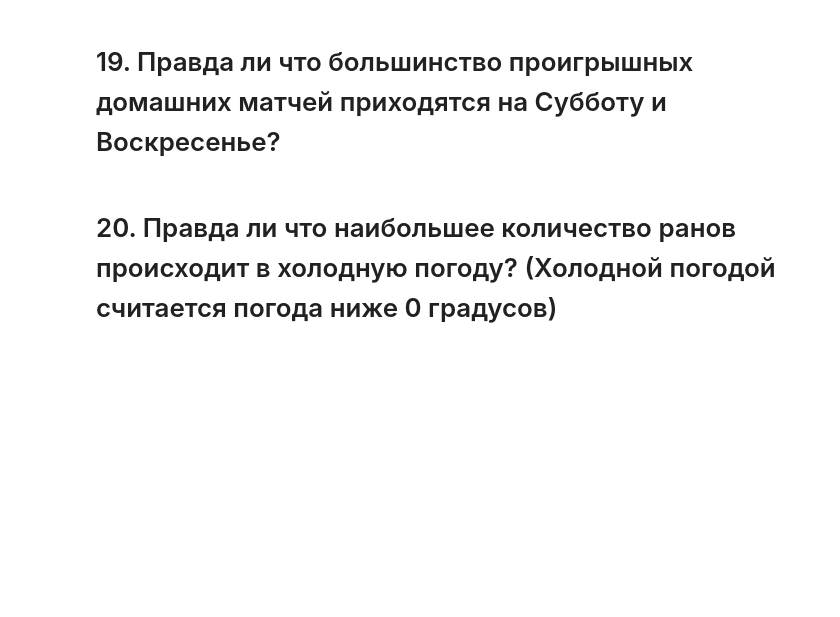
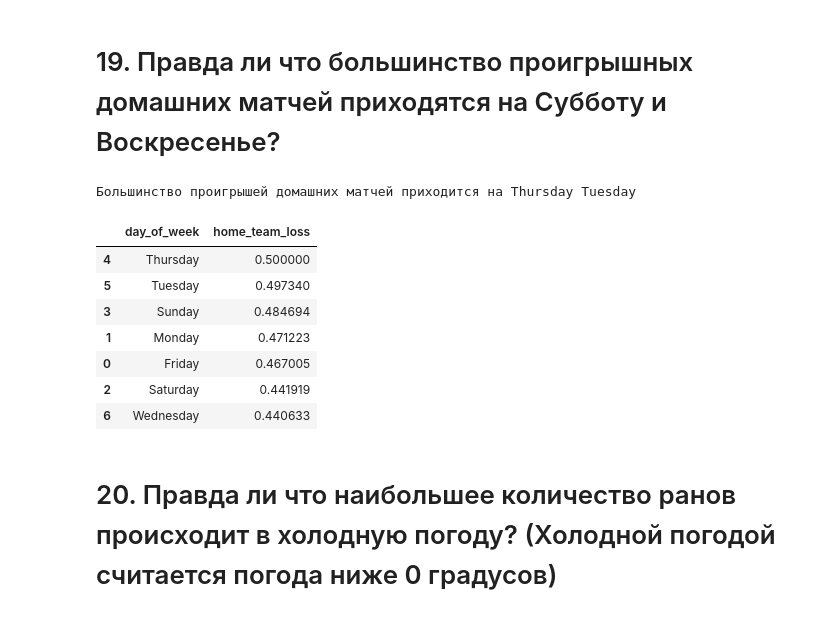
Before and after one commit to russlix/module_1, a Jupyter notebook: murashko_RA_module_1_homework.ipynb, the cells around one changed output. Saved outputs shown, nothing was run; the diff lists cells and outputs as text; code cells hidden in the pictures; blank space fills up the shorter version.

```diff
--- a/murashko_RA_module_1_homework.ipynb
+++ b/murashko_RA_module_1_homework.ipynb
@@ -389,5 +391,23 @@ plt.show()
 [figure]
 # %% [markdown]
 # 19. Правда ли что большинство проигрышных домашних матчей приходятся на Субботу и Воскресенье?
+# %%
+#tableValues = data.groupby(['home_team_loss','day_of_week'],as_index=False)
+tableValues = data.groupby(by=['day_of_week'],as_index=False)['home_team_loss'].mean()
+#.groupby(['home_team_loss','day_of_week']).mean()
+tableValues = tableValues.sort_values(by=['home_team_loss'],ascending=False)
+
+print('Большинство проигрышей домашних матчей приходится на', tableValues.iloc[0,0], tableValues.iloc[1,0])
+tableValues
+# %% [output]
+Большинство проигрышей домашних матчей приходится на Thursday Tuesday
+|  | day_of_week | home_team_loss |
+| 4 | Thursday | 0.500000 |
+| 5 | Tuesday | 0.497340 |
+| 3 | Sunday | 0.484694 |
+| 1 | Monday | 0.471223 |
+| 0 | Friday | 0.467005 |
+| 2 | Saturday | 0.441919 |
+| 6 | Wednesday | 0.440633 |
 # %% [markdown]
 # 20. Правда ли что наибольшее количество ранов происходит в холодную погоду? (Холодной погодой считается погода ниже 0 градусов)
```
Also changed, not shown: parts of 3 cells of this notebook.
